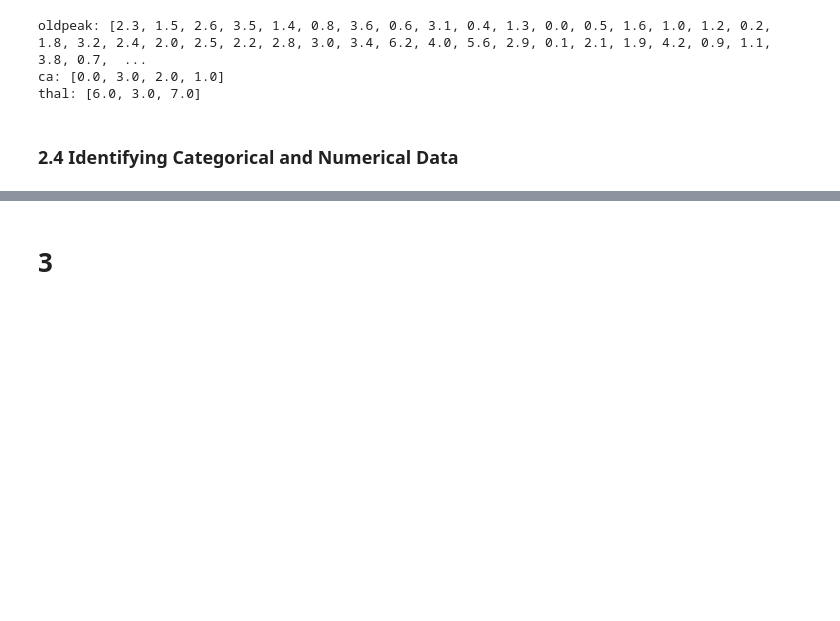
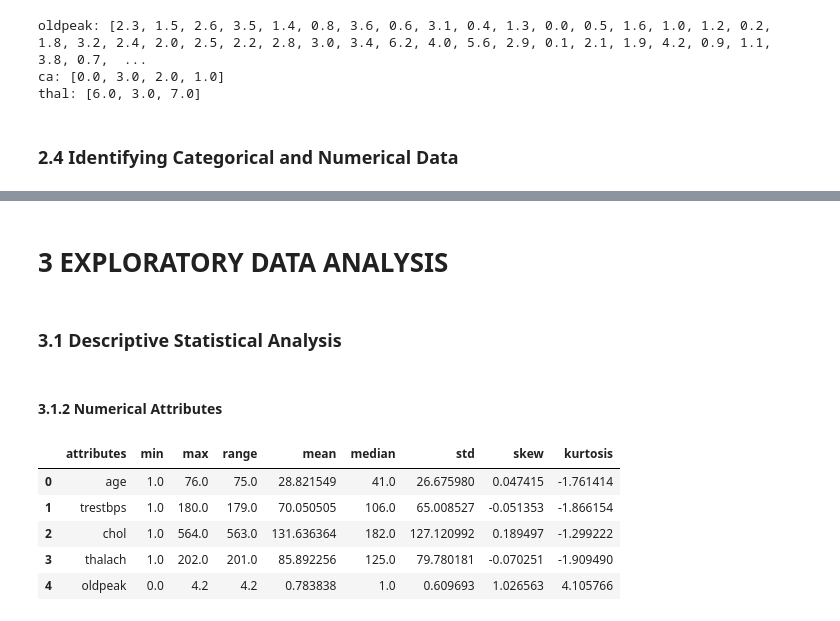
Before and after one commit to victor-bongestab/heart-disease, a Jupyter notebook: heart-disease.ipynb, the cells around one changed output, grey strips where cells are left out. Saved outputs shown, nothing was run; the diff lists cells and outputs as text; code cells hidden in the pictures; blank space fills up the shorter version.

Commit message:
crisp phase: eda, descriptive stats

```diff
--- a/heart-disease.ipynb
+++ b/heart-disease.ipynb
@@ -234,2 +227,2 @@ cat_attributes = [att for att in attributes if att not in num_attributes]
 # %% [markdown]
-# 3
+# 3 EXPLORATORY DATA ANALYSIS
@@ -235,0 +232,28 @@ cat_attributes = [att for att in attributes if att not in num_attributes]
+# %% [markdown]
+### 3.1 Descriptive Statistical Analysis
+# %% [markdown]
+#### 3.1.2 Numerical Attributes
+# %%
+# Central Tendency
+ct1 = pd.DataFrame( df3[num_attributes].apply( np.mean ) ).T
+ct2 = pd.DataFrame( df3[num_attributes].apply( np.median ) ).T
+
+# Dispersion - std, min, max, range, skew, kurtosis
+d1 = pd.DataFrame( df3[num_attributes].apply( np.std ) ).T
+d2 = pd.DataFrame( df3[num_attributes].apply( min ) ).T
+d3 = pd.DataFrame( df3[num_attributes].apply( max ) ).T
+d4 = pd.DataFrame( df3[num_attributes].apply( lambda x: x.max() - x.min() ) ).T
+d5 = pd.DataFrame( df3[num_attributes].apply( lambda x: x.skew() ) ).T
+d6 = pd.DataFrame( df3[num_attributes].apply( lambda x: x.kurtosis() ) ).T
+
+summary = pd.concat( [ d2, d3, d4, ct1, ct2, d1, d5, d6 ] ).T.reset_index()
+summary.columns = [ 'attributes', 'min', 'max', 'range', 'mean', 'median', 'std', 'skew', 'kurtosis' ]
+
+summary
+# %% [output]
+|  | attributes | min | max | range | mean | median | std | skew | kurtosis |
+| 0 | age | 1.0 | 76.0 | 75.0 | 28.821549 | 41.0 | 26.675980 | 0.047415 | -1.761414 |
+| 1 | trestbps | 1.0 | 180.0 | 179.0 | 70.050505 | 106.0 | 65.008527 | -0.051353 | -1.866154 |
+| 2 | chol | 1.0 | 564.0 | 563.0 | 131.636364 | 182.0 | 127.120992 | 0.189497 | -1.299222 |
+| 3 | thalach | 1.0 | 202.0 | 201.0 | 85.892256 | 125.0 | 79.780181 | -0.070251 | -1.909490 |
+| 4 | oldpeak | 0.0 | 4.2 | 4.2 | 0.783838 | 1.0 | 0.609693 | 1.026563 | 4.105766 |
```
Also changed, not shown: parts of 10 cells of this notebook.
